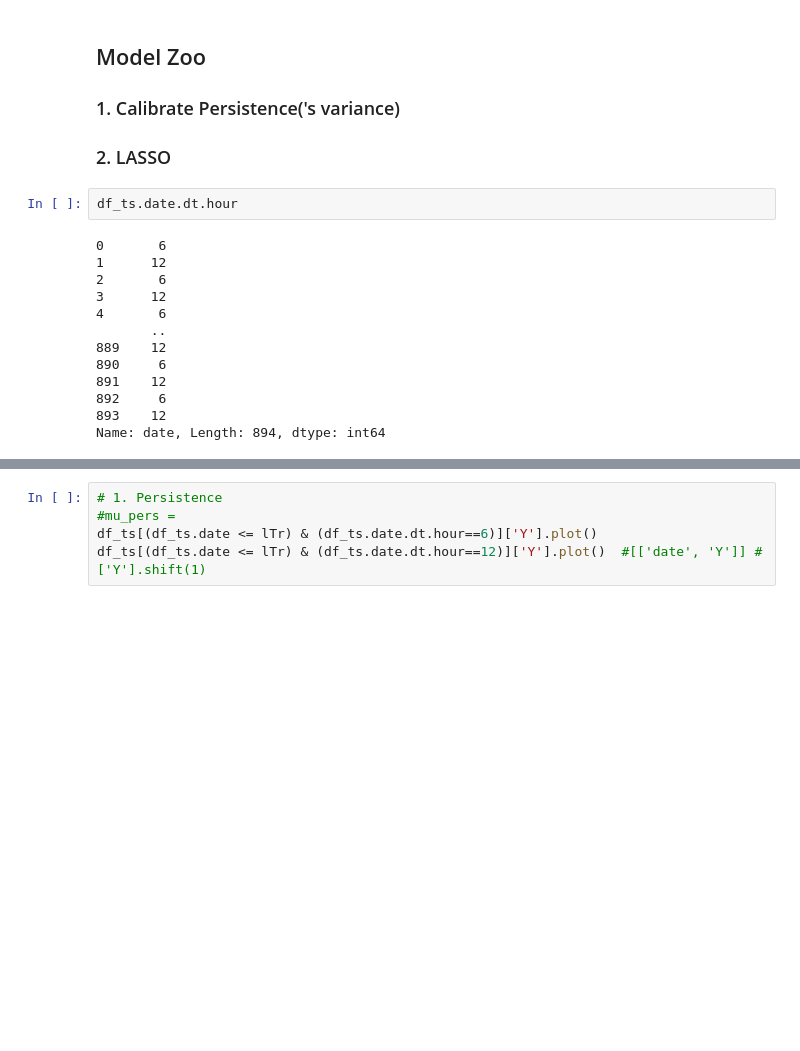
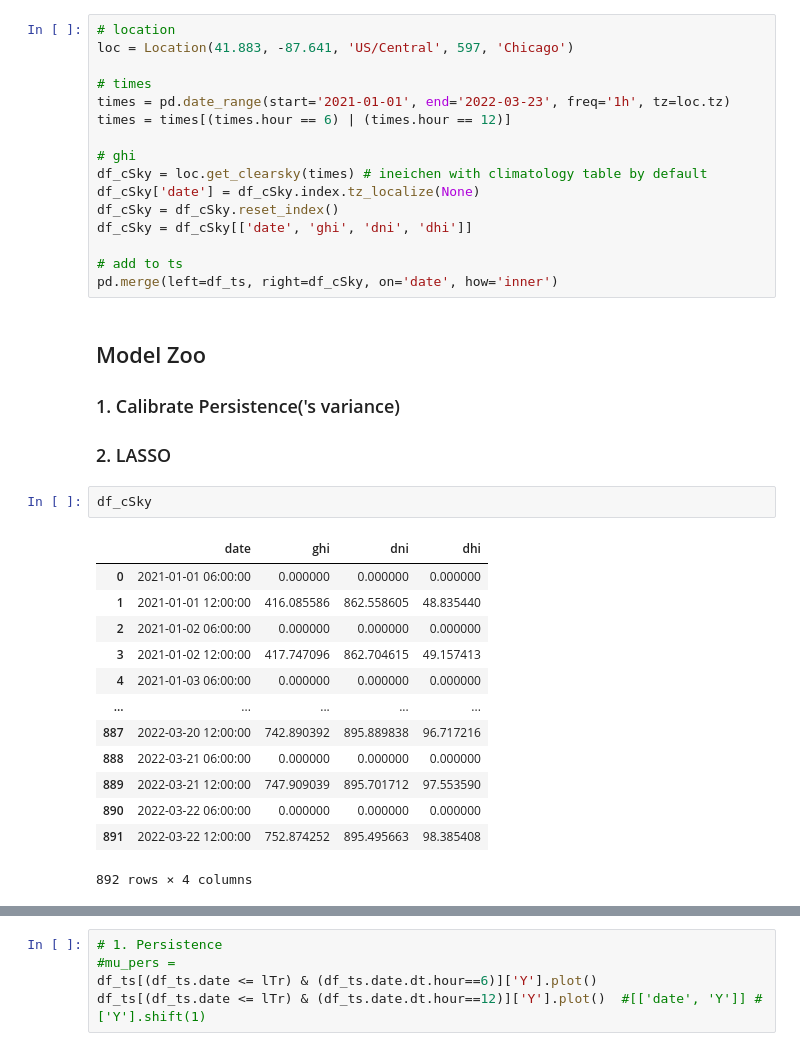
Before and after one commit to 7shoe/probabilistic-forecasting, a Jupyter notebook: 01_Merge_Data.ipynb, the cells around one changed output, grey strips where cells are left out. Saved outputs shown, nothing was run; the diff lists cells and outputs as text; blank space fills up the shorter version.

```diff
--- a/01_Merge_Data.ipynb
+++ b/01_Merge_Data.ipynb
@@ -148,21 +151,38 @@ lTe  = datetime.strptime('2022-03-23 12:00:00', '%Y-%m-%d %H:%M:%S') # 59
+# %%
+# location
+loc = Location(41.883, -87.641, 'US/Central', 597, 'Chicago')
+
+# times
+times = pd.date_range(start='2021-01-01', end='2022-03-23', freq='1h', tz=loc.tz)
+times = times[(times.hour == 6) | (times.hour == 12)]
+
+# ghi
+df_cSky = loc.get_clearsky(times) # ineichen with climatology table by default
+df_cSky['date'] = df_cSky.index.tz_localize(None)
+df_cSky = df_cSky.reset_index()
+df_cSky = df_cSky[['date', 'ghi', 'dni', 'dhi']]
+
+# add to ts
+pd.merge(left=df_ts, right=df_cSky, on='date', how='inner')
 # %% [markdown]
 ## Model Zoo
 
 ### 1. Calibrate Persistence('s variance)
 
 ### 2. LASSO
-# %%
-df_ts.date.dt.hour
-# %% [output]
-0       6
-1      12
-2       6
-3      12
-4       6
-       ..
-889    12
-890     6
-891    12
-892     6
-893    12
-Name: date, Length: 894, dtype: int64
+# %%
+df_cSky
+# %% [output]
+|  | date | ghi | dni | dhi |
+| 0 | 2021-01-01 06:00:00 | 0.000000 | 0.000000 | 0.000000 |
+| 1 | 2021-01-01 12:00:00 | 416.085586 | 862.558605 | 48.835440 |
+| 2 | 2021-01-02 06:00:00 | 0.000000 | 0.000000 | 0.000000 |
+| 3 | 2021-01-02 12:00:00 | 417.747096 | 862.704615 | 49.157413 |
+| 4 | 2021-01-03 06:00:00 | 0.000000 | 0.000000 | 0.000000 |
+| ... | ... | ... | ... | ... |
+| 887 | 2022-03-20 12:00:00 | 742.890392 | 895.889838 | 96.717216 |
+| 888 | 2022-03-21 06:00:00 | 0.000000 | 0.000000 | 0.000000 |
+| 889 | 2022-03-21 12:00:00 | 747.909039 | 895.701712 | 97.553590 |
+| 890 | 2022-03-22 06:00:00 | 0.000000 | 0.000000 | 0.000000 |
+| 891 | 2022-03-22 12:00:00 | 752.874252 | 895.495663 | 98.385408 |
+892 rows × 4 columns
```
Also changed, not shown: parts of 7 cells of this notebook.
